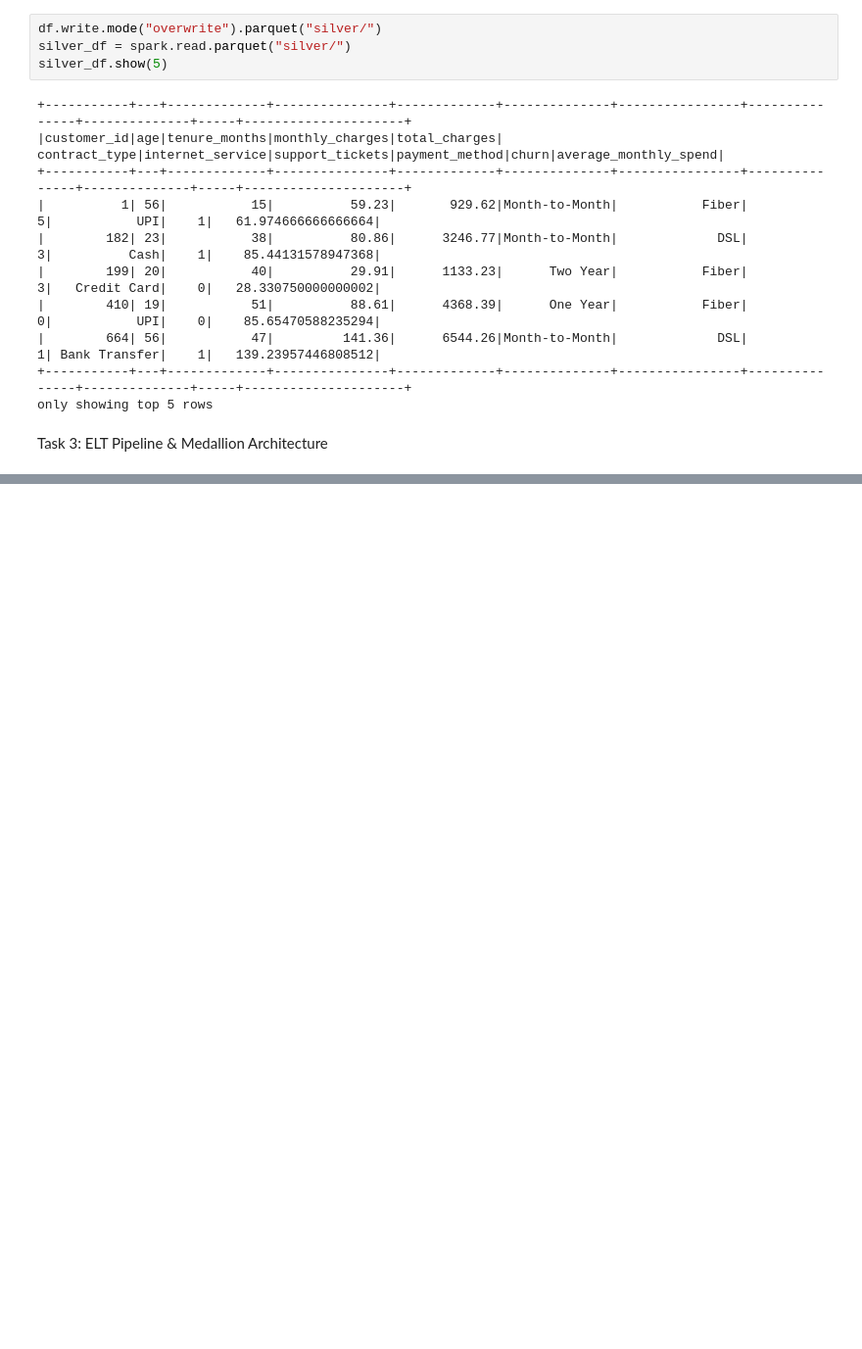
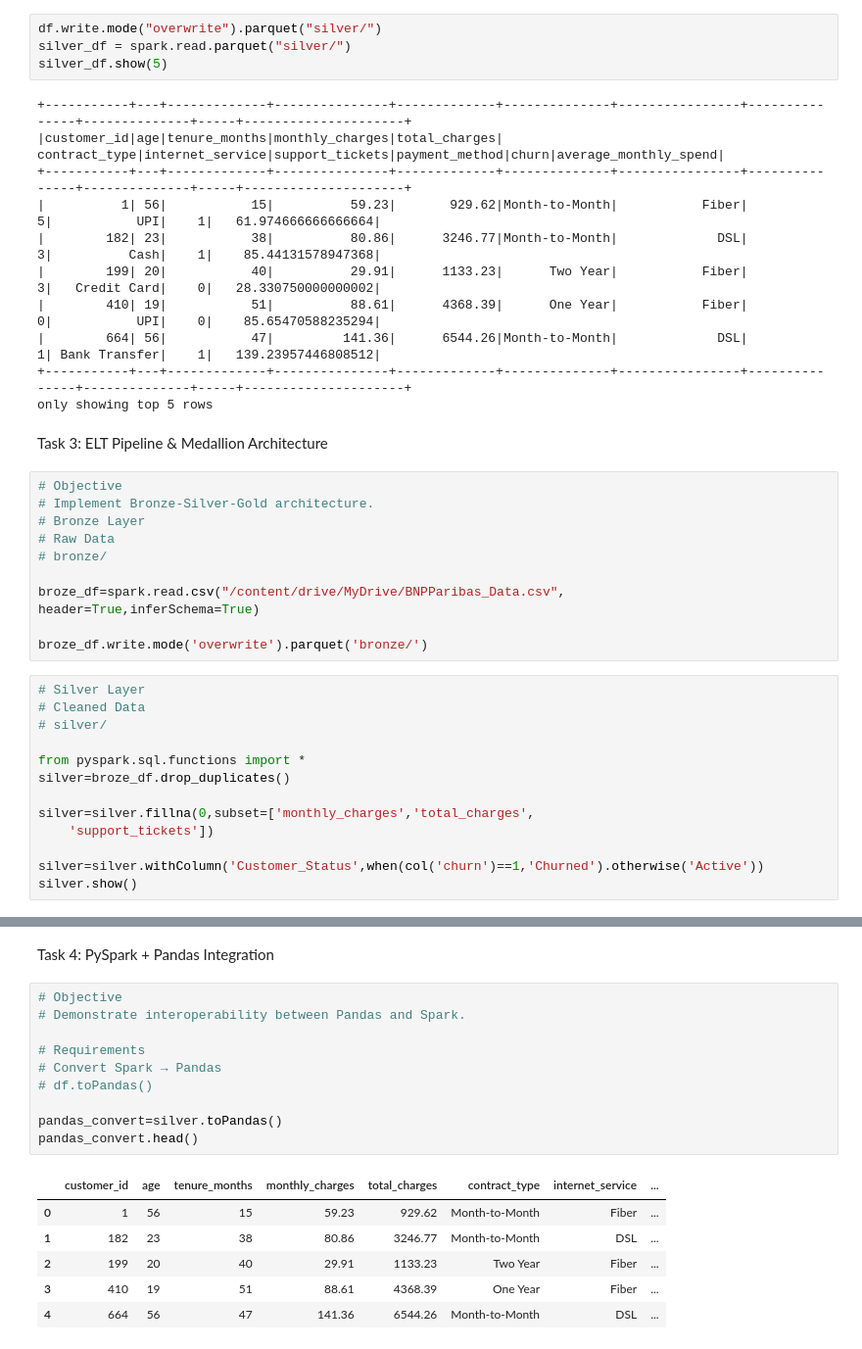
Before and after one commit to SakshiMaholiya123/Data_Engineering, a Jupyter notebook: pyspark/Pyspark_Openml_Project/notebook.ipynb, the cells around one changed output, grey strips where cells are left out. Shown at 98% size. Cells and saved outputs as stored; diff of their text form; blank space fills up the shorter version.

```diff
--- a/pyspark/Pyspark_Openml_Project/notebook.ipynb
+++ b/pyspark/Pyspark_Openml_Project/notebook.ipynb
@@ -197,3 +197,27 @@ silver_df.show(5)
 only showing top 5 rows
 # %% [markdown]
 Task 3: ELT Pipeline & Medallion Architecture
+# %%
+# Objective
+# Implement Bronze-Silver-Gold architecture.
+# Bronze Layer
+# Raw Data
+# bronze/
+
+broze_df=spark.read.csv("/content/drive/MyDrive/BNPParibas_Data.csv",
+header=True,inferSchema=True)
+
+broze_df.write.mode('overwrite').parquet('bronze/')
+# %%
+# Silver Layer
+# Cleaned Data
+# silver/
+
+from pyspark.sql.functions import *
+silver=broze_df.drop_duplicates()
+
+silver=silver.fillna(0,subset=['monthly_charges','total_charges',
+    'support_tickets'])
+
+silver=silver.withColumn('Customer_Status',when(col('churn')==1,'Churned').otherwise('Active'))
+silver.show()
@@ -199,0 +292,19 @@ Task 3: ELT Pipeline & Medallion Architecture
+# %% [markdown]
+Task 4: PySpark + Pandas Integration
+# %%
+# Objective
+# Demonstrate interoperability between Pandas and Spark.
+
+# Requirements
+# Convert Spark → Pandas
+# df.toPandas()
+
+pandas_convert=silver.toPandas()
+pandas_convert.head()
+# %% [output]
+|  | customer_id | age | tenure_months | monthly_charges | total_charges | contract_type | internet_service | ... |
+| 0 | 1 | 56 | 15 | 59.23 | 929.62 | Month-to-Month | Fiber | ... |
+| 1 | 182 | 23 | 38 | 80.86 | 3246.77 | Month-to-Month | DSL | ... |
+| 2 | 199 | 20 | 40 | 29.91 | 1133.23 | Two Year | Fiber | ... |
+| 3 | 410 | 19 | 51 | 88.61 | 4368.39 | One Year | Fiber | ... |
+| 4 | 664 | 56 | 47 | 141.36 | 6544.26 | Month-to-Month | DSL | ... |
```
Also changed, not shown: parts of 41 cells of this notebook.
